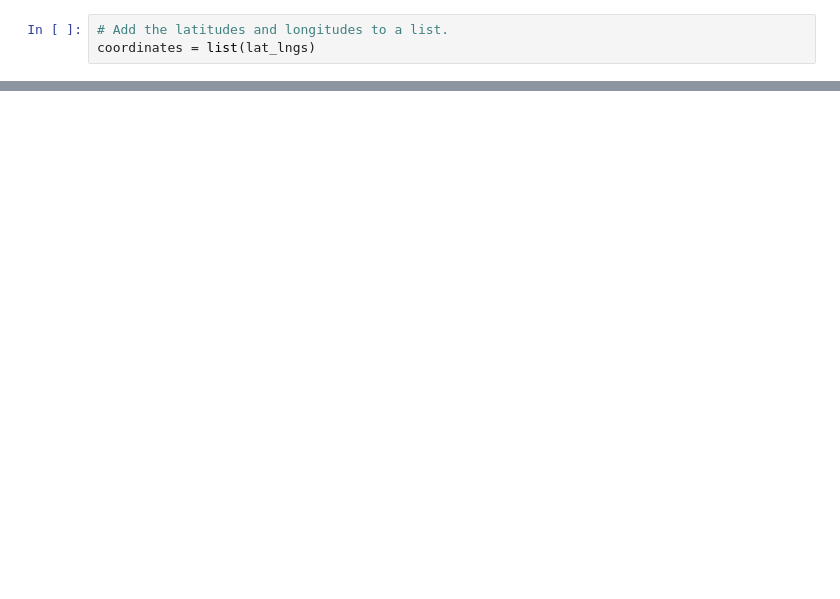
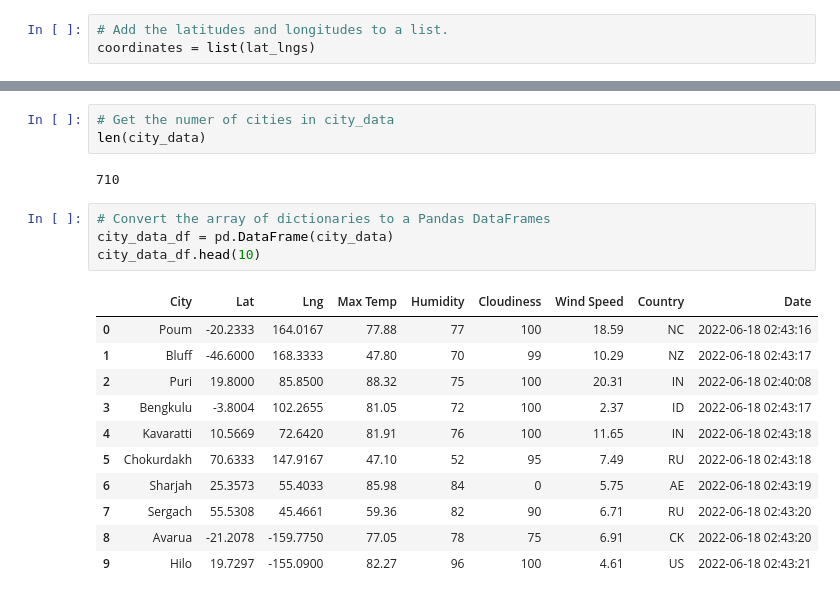
Before and after one commit to Tracari/World_Weather_Analysis, a Jupyter notebook: WeatherPy.ipynb, the cells around one changed output, grey strips where cells are left out. Cells and saved outputs as stored; diff of their text form; blank space fills up the shorter version.

```diff
--- a/WeatherPy.ipynb
+++ b/WeatherPy.ipynb
@@ -62,0 +129,21 @@ len(cities)
+# %%
+# Get the numer of cities in city_data
+len(city_data)
+# %% [output]
+710
+# %%
+# Convert the array of dictionaries to a Pandas DataFrames
+city_data_df = pd.DataFrame(city_data)
+city_data_df.head(10)
+# %% [output]
+|  | City | Lat | Lng | Max Temp | Humidity | Cloudiness | Wind Speed | Country | Date |
+| 0 | Poum | -20.2333 | 164.0167 | 77.88 | 77 | 100 | 18.59 | NC | 2022-06-18 02:43:16 |
+| 1 | Bluff | -46.6000 | 168.3333 | 47.80 | 70 | 99 | 10.29 | NZ | 2022-06-18 02:43:17 |
+| 2 | Puri | 19.8000 | 85.8500 | 88.32 | 75 | 100 | 20.31 | IN | 2022-06-18 02:40:08 |
+| 3 | Bengkulu | -3.8004 | 102.2655 | 81.05 | 72 | 100 | 2.37 | ID | 2022-06-18 02:43:17 |
+| 4 | Kavaratti | 10.5669 | 72.6420 | 81.91 | 76 | 100 | 11.65 | IN | 2022-06-18 02:43:18 |
+| 5 | Chokurdakh | 70.6333 | 147.9167 | 47.10 | 52 | 95 | 7.49 | RU | 2022-06-18 02:43:18 |
+| 6 | Sharjah | 25.3573 | 55.4033 | 85.98 | 84 | 0 | 5.75 | AE | 2022-06-18 02:43:19 |
+| 7 | Sergach | 55.5308 | 45.4661 | 59.36 | 82 | 90 | 6.71 | RU | 2022-06-18 02:43:20 |
+| 8 | Avarua | -21.2078 | -159.7750 | 77.05 | 78 | 75 | 6.91 | CK | 2022-06-18 02:43:20 |
+| 9 | Hilo | 19.7297 | -155.0900 | 82.27 | 96 | 100 | 4.61 | US | 2022-06-18 02:43:21 |
```
Also changed, not shown: parts of 12 cells of this notebook, 1 other file.
